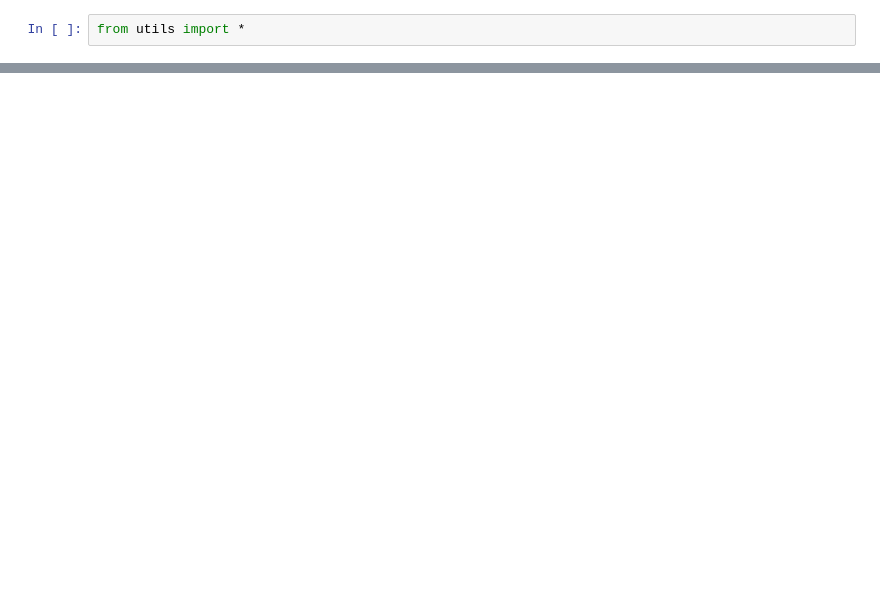
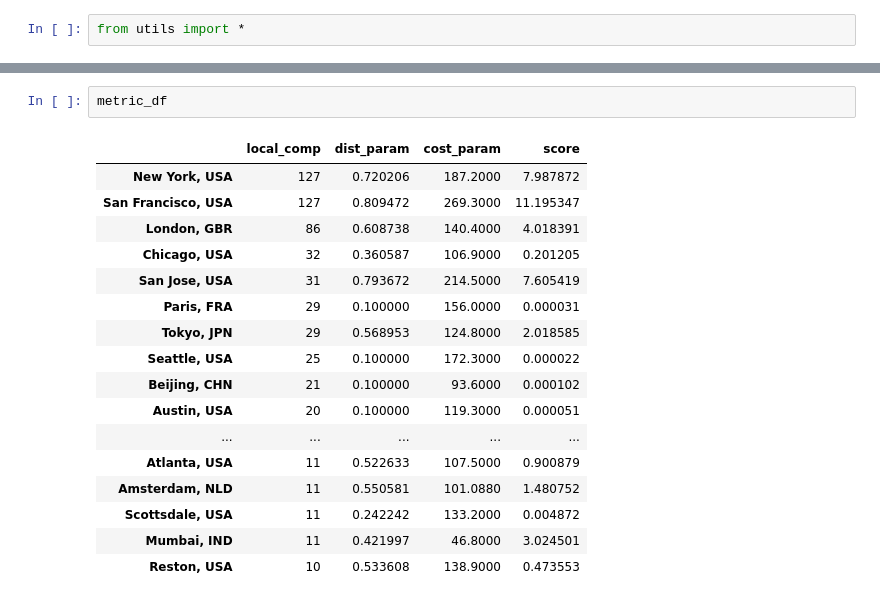
Before and after one commit to ironhack-datalabs/datamex0320, a Jupyter notebook: module-2/python-bi-project/BI Project.ipynb, the cells around one changed output, grey strips where cells are left out. Cells and saved outputs as stored; diff of their text form; blank space fills up the shorter version.

```diff
--- a/module-2/python-bi-project/BI Project.ipynb
+++ b/module-2/python-bi-project/BI Project.ipynb
@@ -65,0 +160,20 @@ plt.show()
+# %%
+metric_df
+# %% [output]
+|  | local_comp | dist_param | cost_param | score |
+| New York, USA | 127 | 0.720206 | 187.2000 | 7.987872 |
+| San Francisco, USA | 127 | 0.809472 | 269.3000 | 11.195347 |
+| London, GBR | 86 | 0.608738 | 140.4000 | 4.018391 |
+| Chicago, USA | 32 | 0.360587 | 106.9000 | 0.201205 |
+| San Jose, USA | 31 | 0.793672 | 214.5000 | 7.605419 |
+| Paris, FRA | 29 | 0.100000 | 156.0000 | 0.000031 |
+| Tokyo, JPN | 29 | 0.568953 | 124.8000 | 2.018585 |
+| Seattle, USA | 25 | 0.100000 | 172.3000 | 0.000022 |
+| Beijing, CHN | 21 | 0.100000 | 93.6000 | 0.000102 |
+| Austin, USA | 20 | 0.100000 | 119.3000 | 0.000051 |
+| ... | ... | ... | ... | ... |
+| Atlanta, USA | 11 | 0.522633 | 107.5000 | 0.900879 |
+| Amsterdam, NLD | 11 | 0.550581 | 101.0880 | 1.480752 |
+| Scottsdale, USA | 11 | 0.242242 | 133.2000 | 0.004872 |
+| Mumbai, IND | 11 | 0.421997 | 46.8000 | 3.024501 |
+| Reston, USA | 10 | 0.533608 | 138.9000 | 0.473553 |
```
Also changed, not shown: parts of 45 cells of this notebook, 1 other file.
